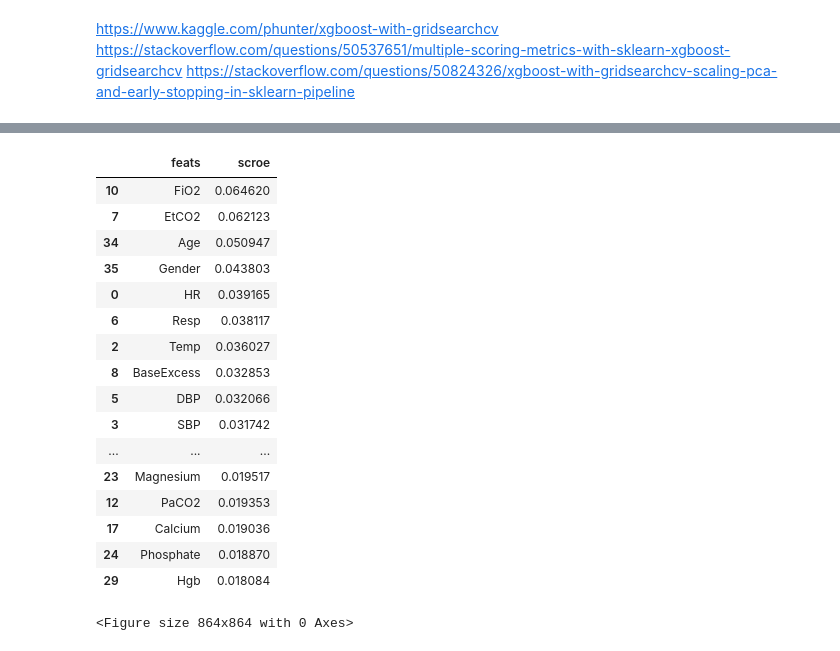
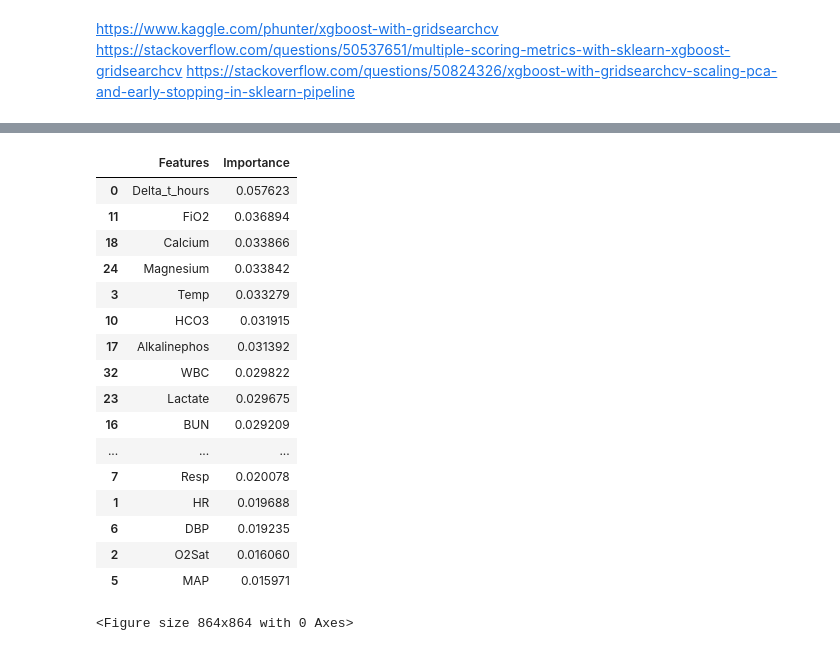
Before and after one commit to janmichael88/Sepsis_Detection, a Jupyter notebook: Version_3_Modeling/Xgboost_Exploration.ipynb, the cells around one changed output, grey strips where cells are left out. Saved outputs shown, nothing was run; the diff lists cells and outputs as text; code cells hidden in the pictures.

```diff
--- a/Version_3_Modeling/Xgboost_Exploration.ipynb
+++ b/Version_3_Modeling/Xgboost_Exploration.ipynb
@@ -12,2 +20,2 @@ from sklearn.metrics import accuracy_score,f1_score,precision_score,recall_score
 # %%
-sepsis = pd.read_csv('Sepsis_Compiled_Full.csv',index_col=0)
+sepsis = pd.read_csv('/Users/janmichaelaustria/Google Drive/Insight 2020/Sepsis Detection/Sepsis_Compiled_Interpolated.csv',index_col=0)
@@ -14,5 +37,5 @@ sepsis = pd.read_csv('Sepsis_Compiled_Full.csv',index_col=0)
 # %%
-X = sepsis.iloc[:,2:-6]
+X = sepsis.iloc[:,1:-6]
 y = sepsis['SepsisLabel']
 # %%
 X.shape,y.shape
@@ -43,8 +66,8 @@ features
 xgb_model = xgb.XGBClassifier()
 # %%
 parameters = {'objective':['binary:logistic'],
-              'max_depth': [7,8,9],
-              'n_estimators': [50,100,500]}
+              'max_depth': [9],
+              'n_estimators': [300]}
 scoring = {'f1': make_scorer(f1_score),
            'Accuracy': make_scorer(accuracy_score),
           'precision': make_scorer(precision_score),
@@ -115,27 +177,27 @@ array([0.03916492, 0.0304348 , 0.03602669, 0.03174215, 0.03011269,
 # %%
 featur_importances = pd.DataFrame()
-featur_importances['feats'] = features
-featur_importances['scroe'] = clf.best_estimator_.feature_importances_
+featur_importances['Features'] = features
+featur_importances['Importance'] = clf.best_estimator_.feature_importances_
 # %%
-featur_importances.sort_values('scroe',ascending=False)
+featur_importances.sort_values('Importance',ascending=False)
 # %% [output]
-|  | feats | scroe |
-| 10 | FiO2 | 0.064620 |
-| 7 | EtCO2 | 0.062123 |
-| 34 | Age | 0.050947 |
-| 35 | Gender | 0.043803 |
-| 0 | HR | 0.039165 |
-| 6 | Resp | 0.038117 |
-| 2 | Temp | 0.036027 |
-| 8 | BaseExcess | 0.032853 |
-| 5 | DBP | 0.032066 |
-| 3 | SBP | 0.031742 |
+|  | Features | Importance |
+| 0 | Delta_t_hours | 0.057623 |
+| 11 | FiO2 | 0.036894 |
+| 18 | Calcium | 0.033866 |
+| 24 | Magnesium | 0.033842 |
+| 3 | Temp | 0.033279 |
+| 10 | HCO3 | 0.031915 |
+| 17 | Alkalinephos | 0.031392 |
+| 32 | WBC | 0.029822 |
+| 23 | Lactate | 0.029675 |
+| 16 | BUN | 0.029209 |
 | ... | ... | ... |
-| 23 | Magnesium | 0.019517 |
-| 12 | PaCO2 | 0.019353 |
-| 17 | Calcium | 0.019036 |
-| 24 | Phosphate | 0.018870 |
-| 29 | Hgb | 0.018084 |
+| 7 | Resp | 0.020078 |
+| 1 | HR | 0.019688 |
+| 6 | DBP | 0.019235 |
+| 2 | O2Sat | 0.016060 |
+| 5 | MAP | 0.015971 |
 # %%
 # save model to file
 pickle.dump(model, open("pima.pickle.dat", "wb"))
```
Also changed, not shown: parts of 18 cells of this notebook, 10 other files.
